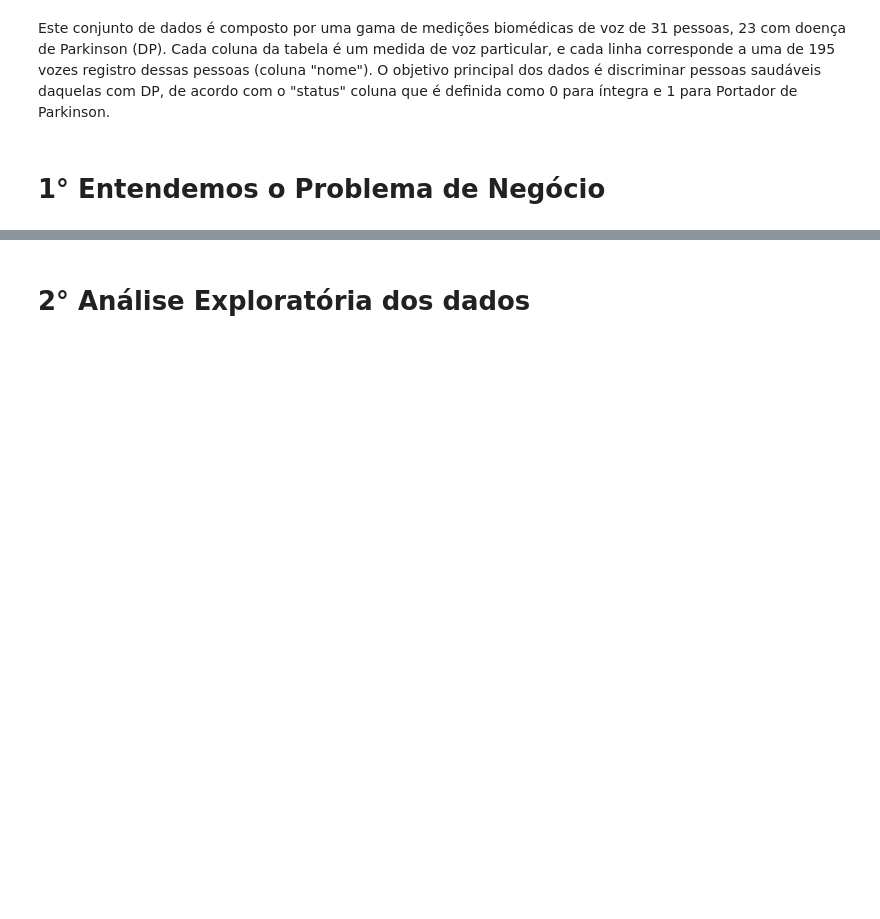
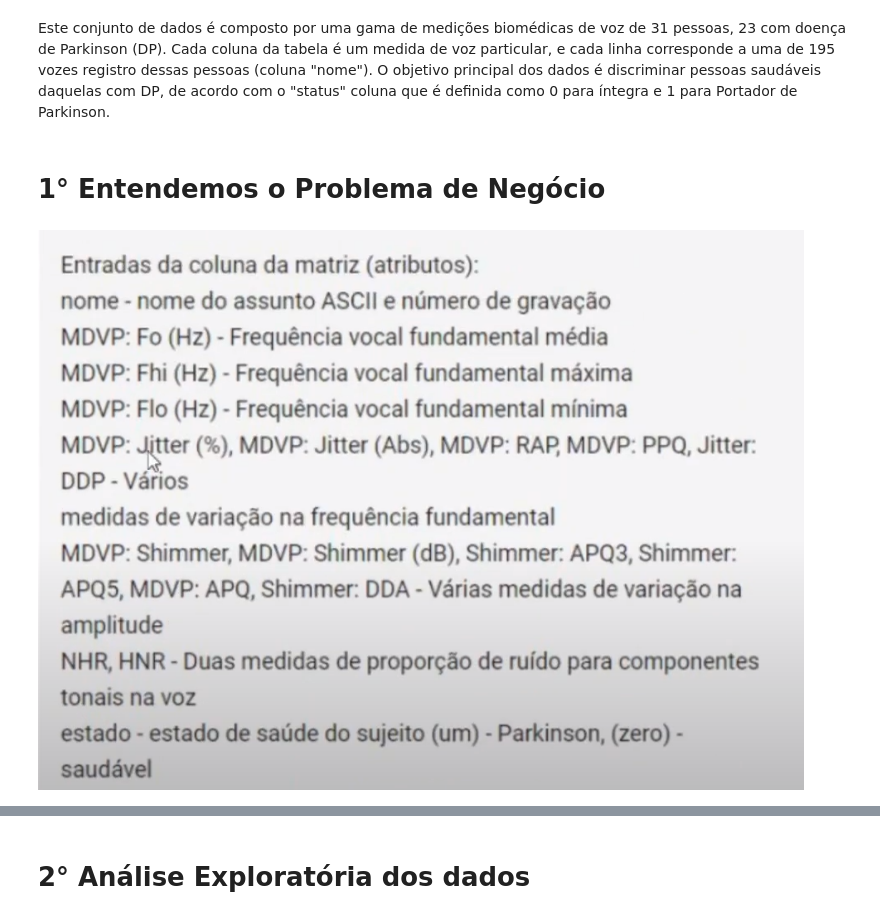
Before and after one commit to renatamontanhana/Detect-Parkinson_XGBoost-CDPRO, a Jupyter notebook: Detecção_de_Parkinson_XGBoost_(2).ipynb, the cells around one changed output, grey strips where cells are left out. Saved outputs shown, nothing was run; the diff lists cells and outputs as text; code cells hidden in the pictures; blank space fills up the shorter version.

```diff
--- a/Detecção_de_Parkinson_XGBoost_(2).ipynb
+++ b/Detecção_de_Parkinson_XGBoost_(2).ipynb
@@ -16,10 +16,12 @@ Este conjunto de dados é composto por uma gama de medições biomédicas de voz
 # %%
 # Arquitetura dos Dados
 from PIL import Image
 %matplotlib inline
-im = Image.open("AD.JPG")
+im = Image.open("/content/AD.jpg.png")
 im.show()
 im
+# %% [output]
+[figure, added]
 # %%
 # Importação de Bibliotecas
 import numpy as np
```
Also changed, not shown: parts of 4 cells of this notebook.
